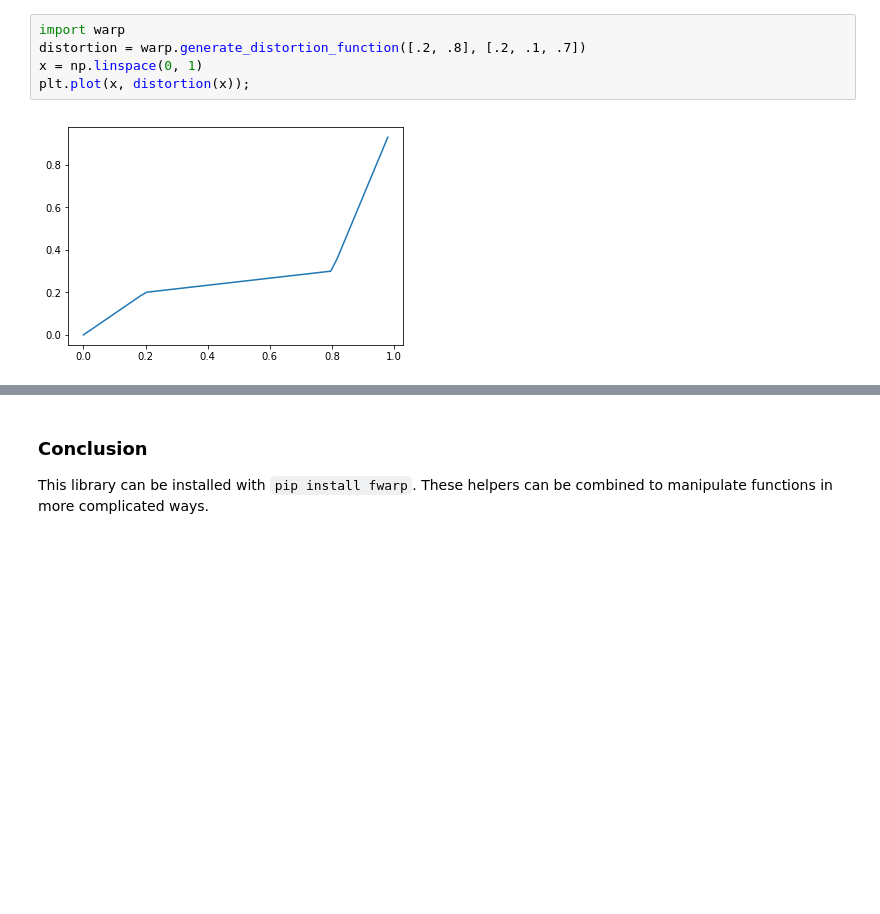
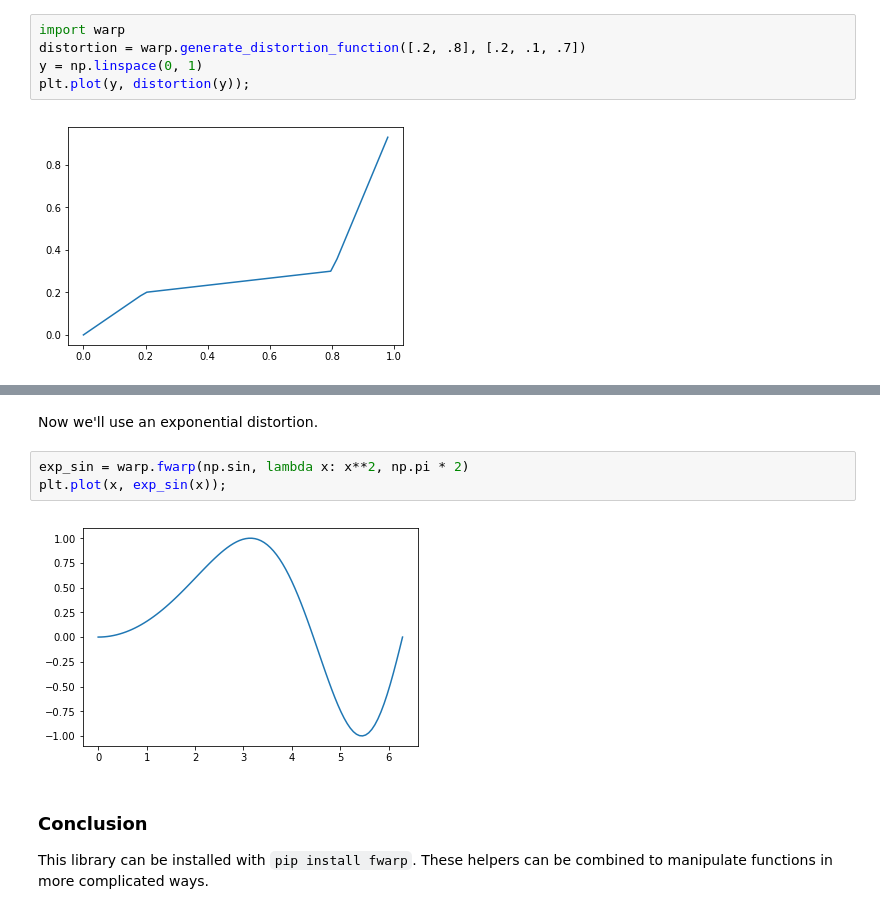
Before and after one commit to bkersbergen/warp, a Jupyter notebook: fwarp/demo.ipynb, the cells around one changed output, grey strips where cells are left out. Cells and saved outputs as stored; diff of their text form; blank space fills up the shorter version.

Commit message:
Arbitrary function distortion

```diff
--- a/fwarp/demo.ipynb
+++ b/fwarp/demo.ipynb
@@ -63,7 +63,7 @@ In some cases you may want to see the distorition function without actually warp
 # %%
 import warp
 distortion = warp.generate_distortion_function([.2, .8], [.2, .1, .7])
-x = np.linspace(0, 1)
-plt.plot(x, distortion(x));
+y = np.linspace(0, 1)
+plt.plot(y, distortion(y));
 # %% [output]
 [figure]
@@ -70,3 +79,10 @@ plt.plot(x, distortion(x));
+# %% [markdown]
+Now we'll use an exponential distortion.
+# %%
+exp_sin = warp.fwarp(np.sin, lambda x: x**2, np.pi * 2)
+plt.plot(x, exp_sin(x));
+# %% [output]
+[figure, added]
 # %% [markdown]
 ### Conclusion
 
```
Also changed, not shown: parts of 4 cells of this notebook, 1 other file.
